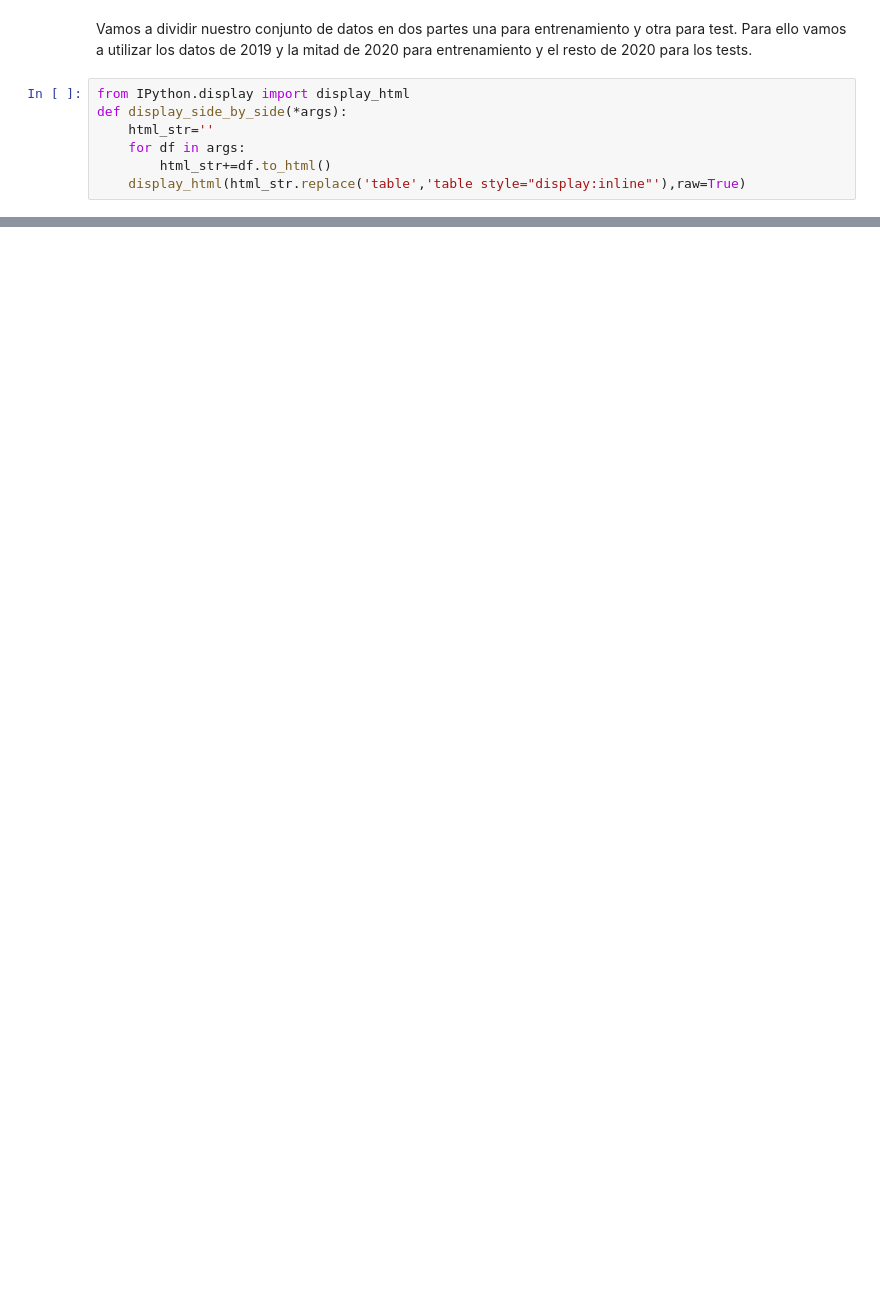
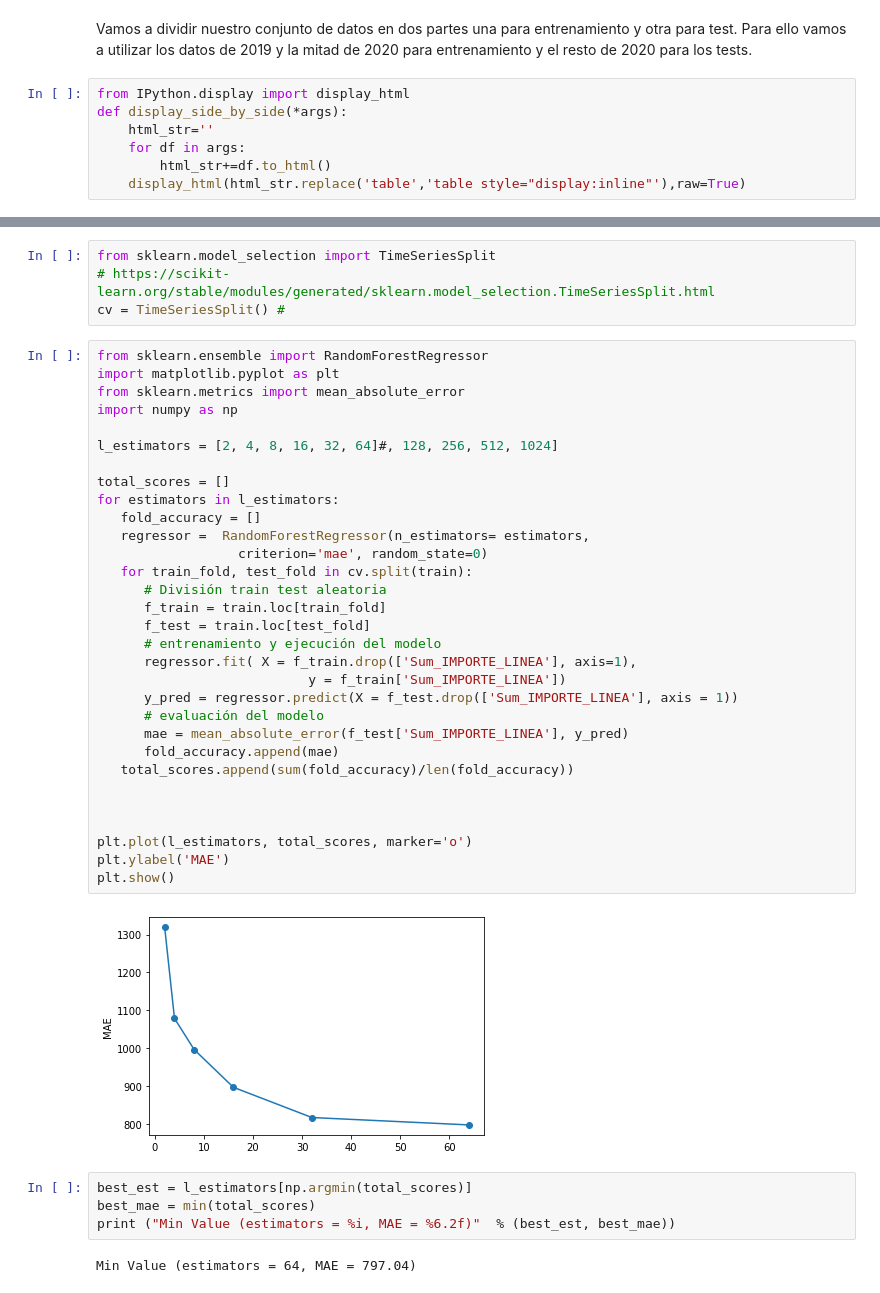
Before and after one commit to pacogp/TFM, a Jupyter notebook: importancia_importe_comisiones.ipynb, the cells around one changed output, grey strips where cells are left out. Cells and saved outputs as stored; diff of their text form; blank space fills up the shorter version.

```diff
--- a/importancia_importe_comisiones.ipynb
+++ b/importancia_importe_comisiones.ipynb
@@ -66,0 +83,43 @@ display_side_by_side(train.tail(),test.head())
+# %%
+from sklearn.model_selection import TimeSeriesSplit
+# https://scikit-learn.org/stable/modules/generated/sklearn.model_selection.TimeSeriesSplit.html
+cv = TimeSeriesSplit() #
+# %%
+from sklearn.ensemble import RandomForestRegressor
+import matplotlib.pyplot as plt
+from sklearn.metrics import mean_absolute_error
+import numpy as np
+
+l_estimators = [2, 4, 8, 16, 32, 64]#, 128, 256, 512, 1024]
+
+total_scores = []
+for estimators in l_estimators:
+   fold_accuracy = []
+   regressor =  RandomForestRegressor(n_estimators= estimators,
+                  criterion='mae', random_state=0)
+   for train_fold, test_fold in cv.split(train):
+      # División train test aleatoria
+      f_train = train.loc[train_fold]
+      f_test = train.loc[test_fold]
+      # entrenamiento y ejecución del modelo
+      regressor.fit( X = f_train.drop(['Sum_IMPORTE_LINEA'], axis=1),
+                           y = f_train['Sum_IMPORTE_LINEA'])
+      y_pred = regressor.predict(X = f_test.drop(['Sum_IMPORTE_LINEA'], axis = 1))
+      # evaluación del modelo
+      mae = mean_absolute_error(f_test['Sum_IMPORTE_LINEA'], y_pred)
+      fold_accuracy.append(mae)
+   total_scores.append(sum(fold_accuracy)/len(fold_accuracy))
+
+
+
+plt.plot(l_estimators, total_scores, marker='o')
+plt.ylabel('MAE')
+plt.show()
+# %% [output]
+[figure, added]
+# %%
+best_est = l_estimators[np.argmin(total_scores)]
+best_mae = min(total_scores)
+print ("Min Value (estimators = %i, MAE = %6.2f)"  % (best_est, best_mae))
+# %% [output]
+Min Value (estimators = 64, MAE = 797.04)
```
Also changed, not shown: parts of 3 cells of this notebook.
